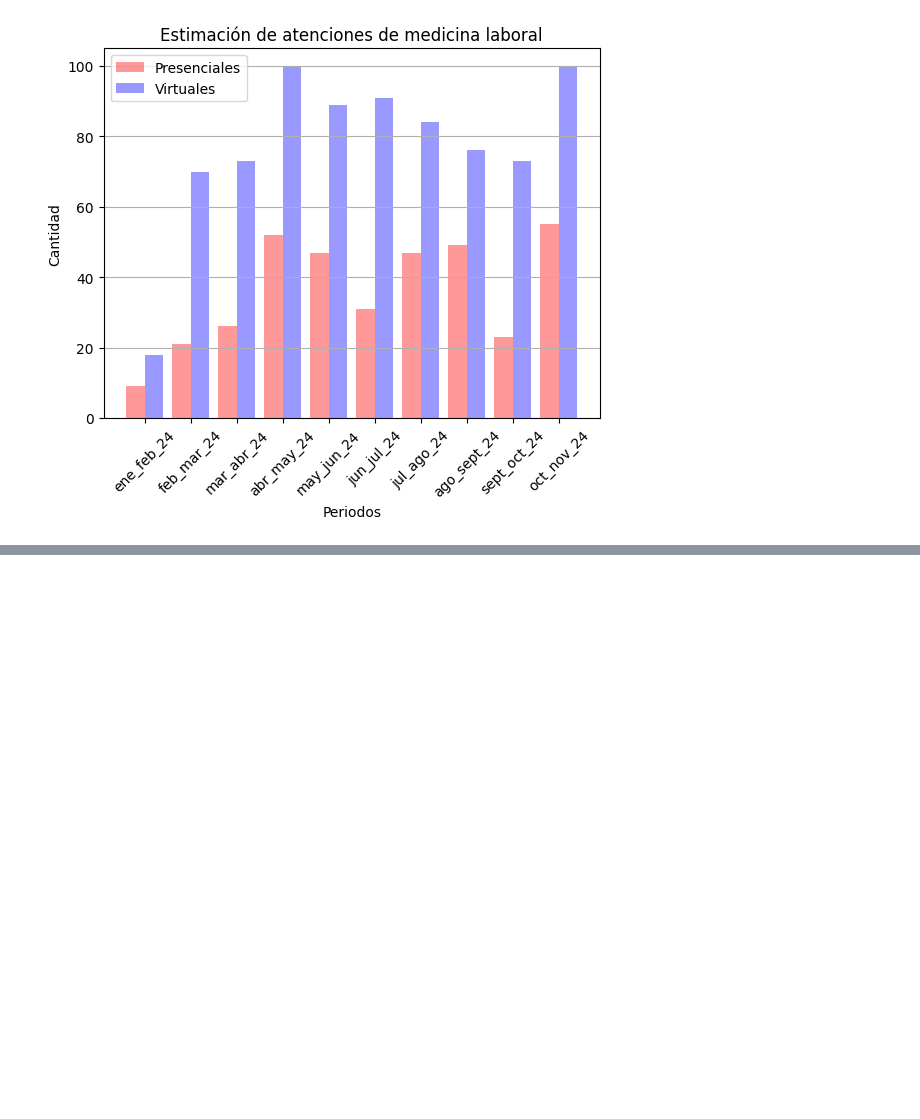
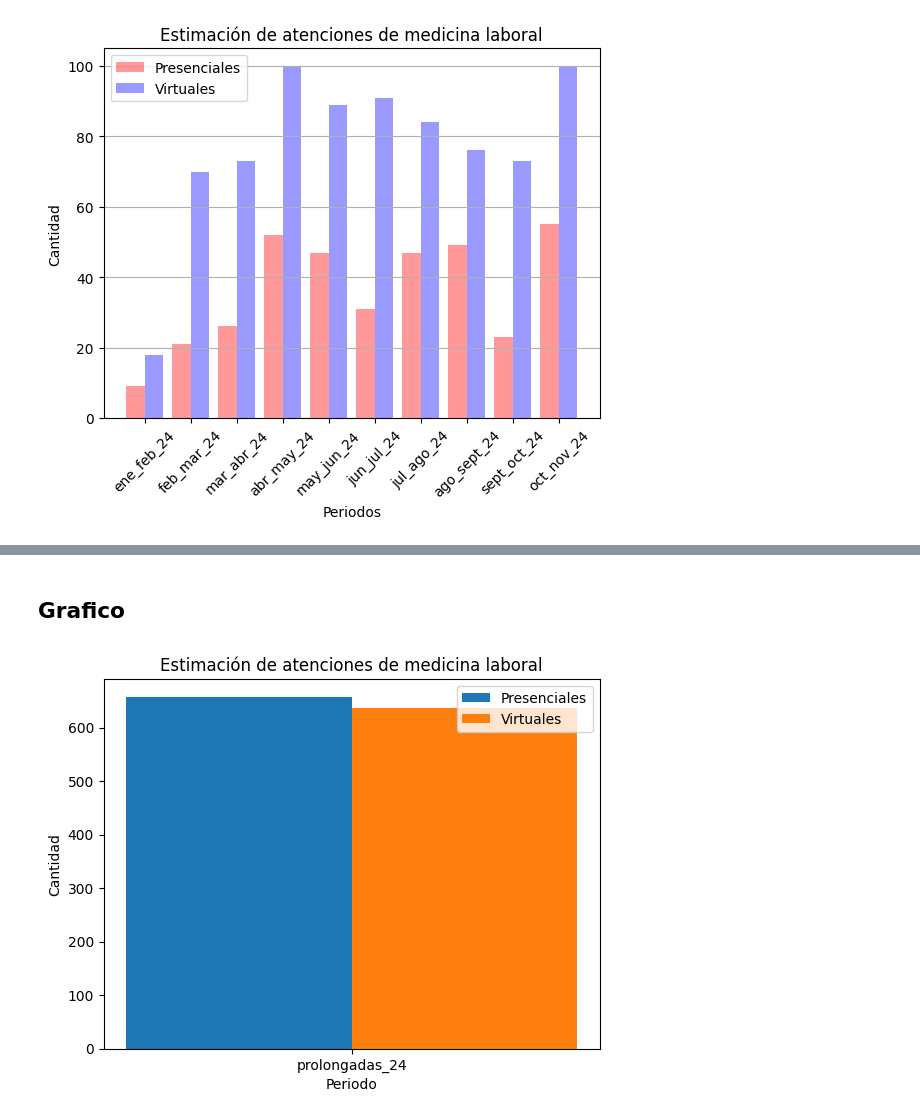
Before and after one commit to LuisaBeccar/atenciones_md_laboral, a Jupyter notebook: USABLE_finochietto_.ipynb, the cells around one changed output, grey strips where cells are left out. Saved outputs shown, nothing was run; the diff lists cells and outputs as text; code cells hidden in the pictures; blank space fills up the shorter version.

```diff
--- a/USABLE_finochietto_.ipynb
+++ b/USABLE_finochietto_.ipynb
@@ -63,7 +62,7 @@ periodos = {"ene_feb_24":ene_feb_24,
             "sept_oct_24":sept_oct_24,
             "oct_nov_24":oct_nov_24,
             "nov_dic_24":nov_dic_24,
-            "prolongadas_24":prolongadas_24}
+}
 # %%
 # listas para guardar resultados
 nombre = []
@@ -178,0 +184,2 @@ plt.show()
+# %%
+ prolongados = {"prolongadas_24":prolongadas_24}
@@ -178,0 +273,29 @@ plt.show()
+# %% [markdown]
+## Grafico
+# %%
+
+# Generate x-axis positions
+x = np.arange(len(tabla02['nombre']))
+
+# Set the width for the bars
+bar_width = 0.2
+
+# Plot each group with adjusted x positions
+plt.bar(x - bar_width / 2, tabla02['presenciales'], width=bar_width, label='Presenciales')
+plt.bar(x + bar_width / 2, tabla02['virtuales'], width=bar_width, label='Virtuales')
+
+# Set labels and title
+plt.xlabel('Periodo')
+plt.ylabel('Cantidad')
+plt.title('Estimación de atenciones de medicina laboral')
+
+# Add x-ticks with correct labels
+plt.xticks(x, tabla02['nombre'])
+
+# Add legend
+plt.legend()
+
+# Show the plot
+plt.show()
+# %% [output]
+[figure, added]
```
Also changed, not shown: parts of 5 cells of this notebook.
